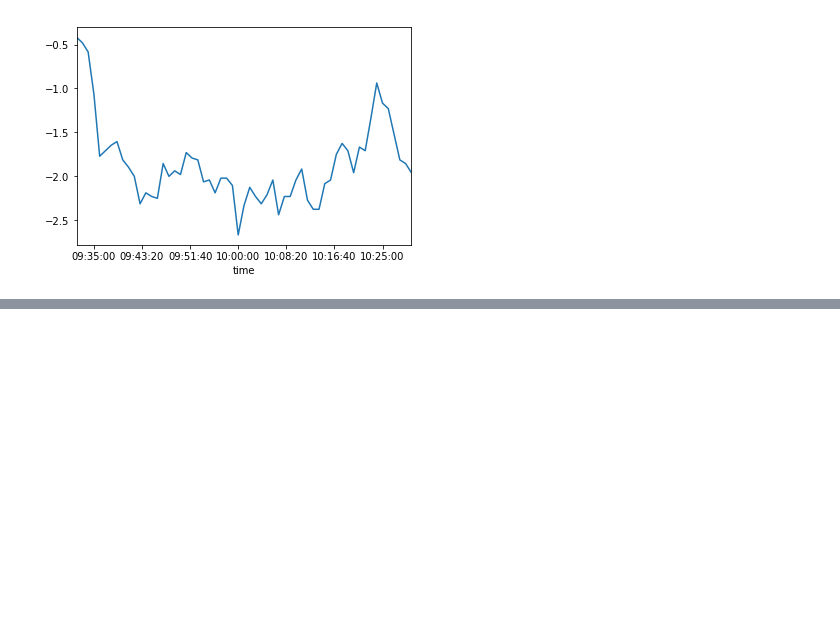
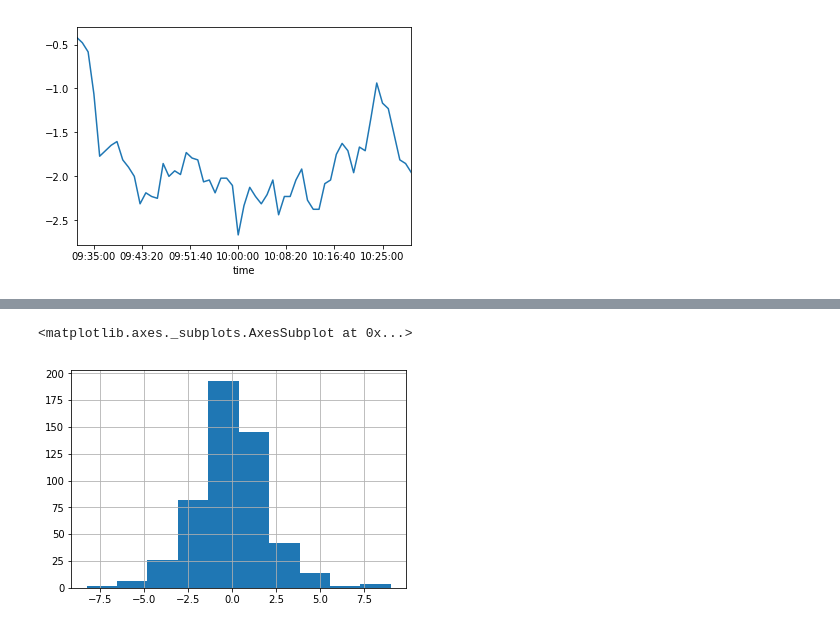
Before and after one commit to kevinfcleary/Brendan_Stuff, a Jupyter notebook: Brendan_Stuff/Analytics Suite v0.1.ipynb, the cells around one changed output, grey strips where cells are left out. Cells and saved outputs as stored; diff of their text form; code cells hidden in the pictures; blank space fills up the shorter version.

```diff
--- a/Brendan_Stuff/Analytics Suite v0.1.ipynb
+++ b/Brendan_Stuff/Analytics Suite v0.1.ipynb
@@ -491,0 +517,5 @@ df_930_1030_down['cumulative_return'].plot()
+# %%
+ES_5min[(ES_5min.index.hour == 9) & (ES_5min.index.minute==35)]['price_change'].hist()
+# %% [output]
+<matplotlib.axes._subplots.AxesSubplot at 0x...>
+[figure, added]
```
Also changed, not shown: parts of 5 cells of this notebook.
